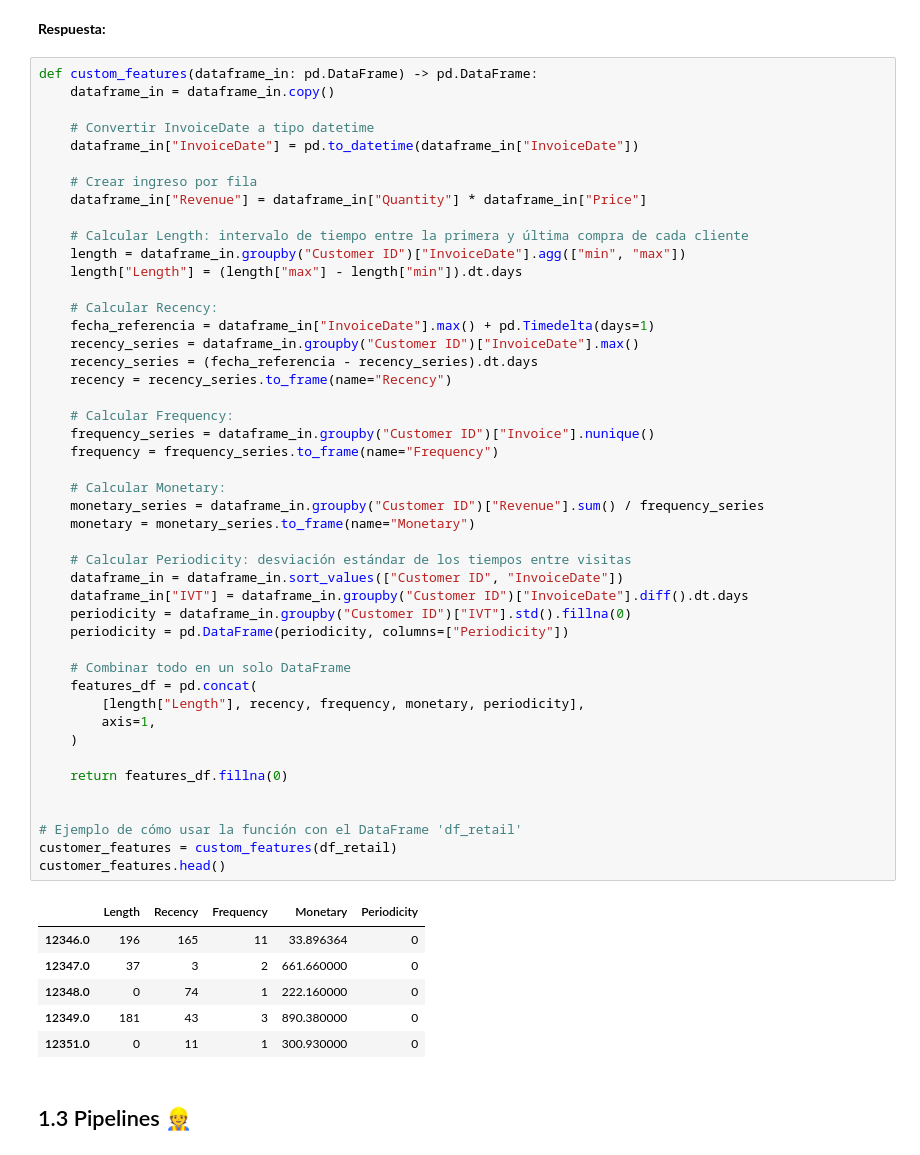
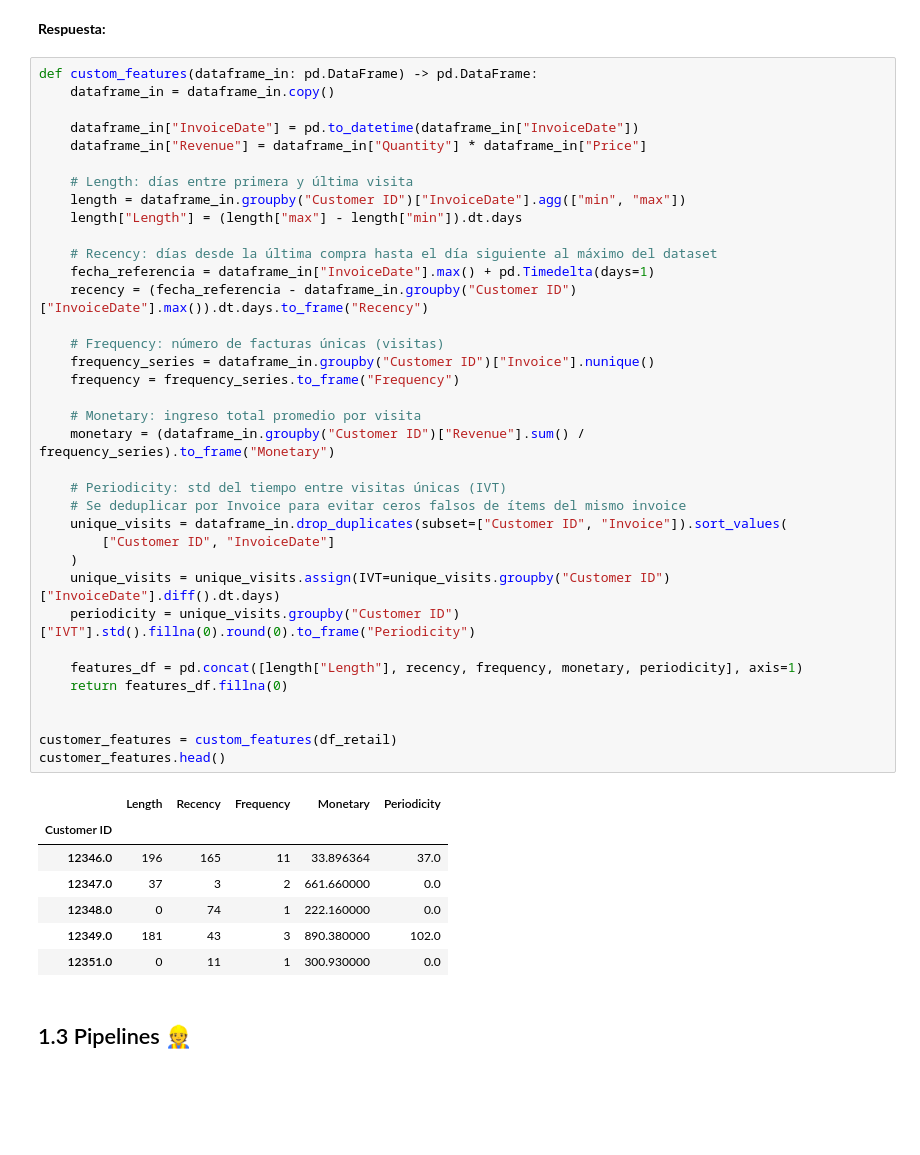
Before and after one commit to cadaeic628/MDS7202, a Jupyter notebook: labs/lab_5/Laboratorio_5.ipynb, the cells around one changed output. Saved outputs shown, nothing was run; the diff lists cells and outputs as text; blank space fills up the shorter version.

Commit message:
Corrección IVT en custom_features para Periodicity 1.2

```diff
--- a/labs/lab_5/Laboratorio_5.ipynb
+++ b/labs/lab_5/Laboratorio_5.ipynb
@@ -146,56 +146,47 @@ Una referencia que les puede ser útil es el [documento original](https://www.re
 # %%
 def custom_features(dataframe_in: pd.DataFrame) -> pd.DataFrame:
     dataframe_in = dataframe_in.copy()
 
-    # Convertir InvoiceDate a tipo datetime
     dataframe_in["InvoiceDate"] = pd.to_datetime(dataframe_in["InvoiceDate"])
-
-    # Crear ingreso por fila
     dataframe_in["Revenue"] = dataframe_in["Quantity"] * dataframe_in["Price"]
 
-    # Calcular Length: intervalo de tiempo entre la primera y última compra de cada cliente
+    # Length: días entre primera y última visita
     length = dataframe_in.groupby("Customer ID")["InvoiceDate"].agg(["min", "max"])
     length["Length"] = (length["max"] - length["min"]).dt.days
 
-    # Calcular Recency:
+    # Recency: días desde la última compra hasta el día siguiente al máximo del dataset
     fecha_referencia = dataframe_in["InvoiceDate"].max() + pd.Timedelta(days=1)
-    recency_series = dataframe_in.groupby("Customer ID")["InvoiceDate"].max()
-    recency_series = (fecha_referencia - recency_series).dt.days
-    recency = recency_series.to_frame(name="Recency")
+    recency = (fecha_referencia - dataframe_in.groupby("Customer ID")["InvoiceDate"].max()).dt.days.to_frame("Recency")
 
-    # Calcular Frequency:
+    # Frequency: número de facturas únicas (visitas)
     frequency_series = dataframe_in.groupby("Customer ID")["Invoice"].nunique()
-    frequency = frequency_series.to_frame(name="Frequency")
+    frequency = frequency_series.to_frame("Frequency")
 
-    # Calcular Monetary:
-    monetary_series = dataframe_in.groupby("Customer ID")["Revenue"].sum() / frequency_series
-    monetary = monetary_series.to_frame(name="Monetary")
+    # Monetary: ingreso total promedio por visita
+    monetary = (dataframe_in.groupby("Customer ID")["Revenue"].sum() / frequency_series).to_frame("Monetary")
 
-    # Calcular Periodicity: desviación estándar de los tiempos entre visitas
-    dataframe_in = dataframe_in.sort_values(["Customer ID", "InvoiceDate"])
-    dataframe_in["IVT"] = dataframe_in.groupby("Customer ID")["InvoiceDate"].diff().dt.days
-    periodicity = dataframe_in.groupby("Customer ID")["IVT"].std().fillna(0)
-    periodicity = pd.DataFrame(periodicity, columns=["Periodicity"])
+    # Periodicity: std del tiempo entre visitas únicas (IVT)
+    # Se deduplicar por Invoice para evitar ceros falsos de ítems del mismo invoice
+    unique_visits = dataframe_in.drop_duplicates(subset=["Customer ID", "Invoice"]).sort_values(
+        ["Customer ID", "InvoiceDate"]
+    )
+    unique_visits = unique_visits.assign(IVT=unique_visits.groupby("Customer ID")["InvoiceDate"].diff().dt.days)
+    periodicity = unique_visits.groupby("Customer ID")["IVT"].std().fillna(0).round(0).to_frame("Periodicity")
 
-    # Combinar todo en un solo DataFrame
-    features_df = pd.concat(
-        [length["Length"], recency, frequency, monetary, periodicity],
-        axis=1,
-    )
-
+    features_df = pd.concat([length["Length"], recency, frequency, monetary, periodicity], axis=1)
     return features_df.fillna(0)
 
 
-# Ejemplo de cómo usar la función con el DataFrame 'df_retail'
 customer_features = custom_features(df_retail)
 customer_features.head()
 # %% [output]
 |  | Length | Recency | Frequency | Monetary | Periodicity |
-| 12346.0 | 196 | 165 | 11 | 33.896364 | 0 |
-| 12347.0 | 37 | 3 | 2 | 661.660000 | 0 |
-| 12348.0 | 0 | 74 | 1 | 222.160000 | 0 |
-| 12349.0 | 181 | 43 | 3 | 890.380000 | 0 |
-| 12351.0 | 0 | 11 | 1 | 300.930000 | 0 |
+| Customer ID |  |  |  |  |  |
+| 12346.0 | 196 | 165 | 11 | 33.896364 | 37.0 |
+| 12347.0 | 37 | 3 | 2 | 661.660000 | 0.0 |
+| 12348.0 | 0 | 74 | 1 | 222.160000 | 0.0 |
+| 12349.0 | 181 | 43 | 3 | 890.380000 | 102.0 |
+| 12351.0 | 0 | 11 | 1 | 300.930000 | 0.0 |
 # %% [markdown]
 ## 1.3 Pipelines 👷
 # %% [markdown]
```
Also changed, not shown: parts of 8 cells of this notebook.
